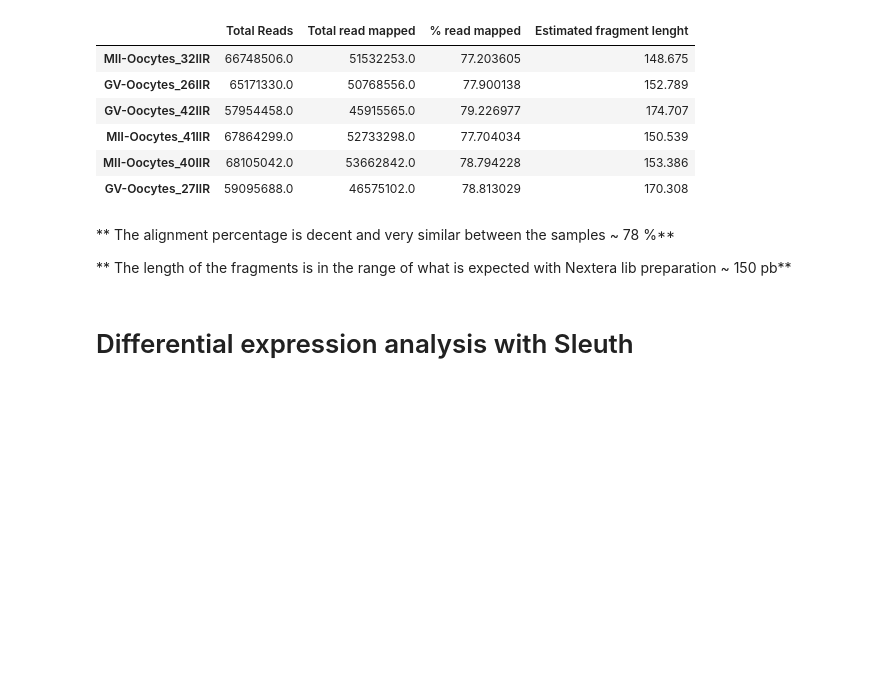
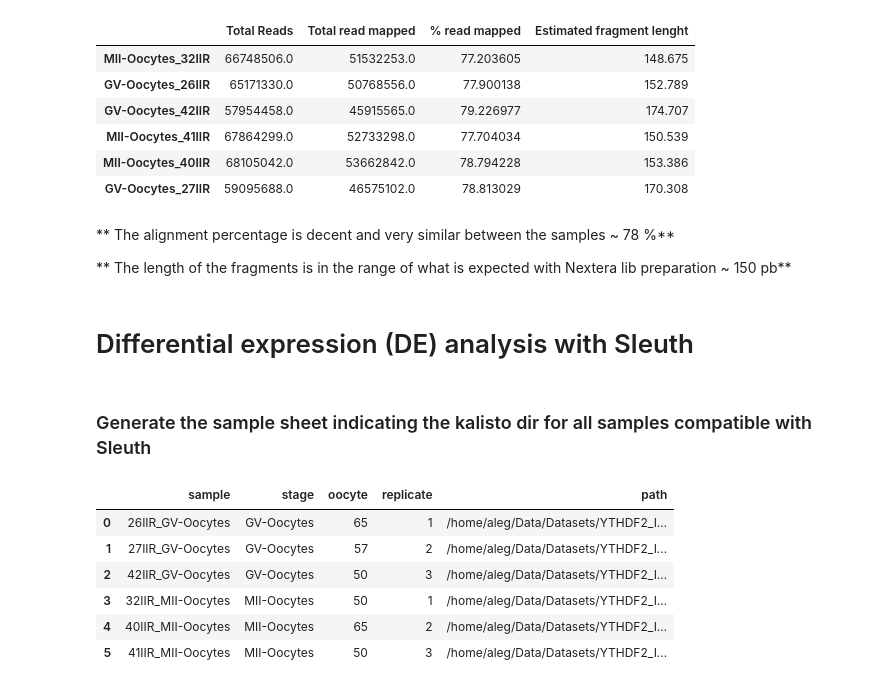
Before and after one commit to a-slide/iPython-Notebook, a Jupyter notebook: Notebooks/2016_13_09_YTHDF2_analysis.ipynb, the cells around one changed output. Cells and saved outputs as stored; diff of their text form; code cells hidden in the pictures; blank space fills up the shorter version.

```diff
--- a/Notebooks/2016_13_09_YTHDF2_analysis.ipynb
+++ b/Notebooks/2016_13_09_YTHDF2_analysis.ipynb
@@ -393,4 +393,30 @@ sample_df
 
 ** The length of the fragments is in the range of what is expected with Nextera lib preparation ~ 150 pb**
 # %% [markdown]
-# Differential expression analysis with Sleuth
+# Differential expression (DE) analysis with Sleuth
+# %% [markdown]
+### Generate the sample sheet indicating the kalisto dir for all samples compatible with Sleuth
+# %%
+# Define parameters
+sample_sheet = "./info/Sample_sheet.tsv"
+kalisto_sample_sheet = "./alignment/kalisto_sample_sheet.tsv"
+
+# read sample sheet
+df = pd.read_table(sample_sheet)
+
+with open (kalisto_sample_sheet, "w") as outfile:
+    outfile.write("sample\tstage\toocyte\treplicate\tpath\n")
+    for id, val in df.iterrows():
+        kalisto_path = os.path.abspath("./alignment/{}_{}/".format(val.stage, val.RNA_sample))
+        outfile.write("{0}_{1}\t{1}\t{2}\t{3}\t{4}\n".format(val.RNA_sample, val.stage ,val.oocyte, val.replicate ,kalisto_path))
+
+# test the file
+pd.read_table(kalisto_sample_sheet)
+# %% [output]
+|  | sample | stage | oocyte | replicate | path |
+| 0 | 26IIR_GV-Oocytes | GV-Oocytes | 65 | 1 | /home/aleg/Data/Datasets/YTHDF2_I... |
+| 1 | 27IIR_GV-Oocytes | GV-Oocytes | 57 | 2 | /home/aleg/Data/Datasets/YTHDF2_I... |
+| 2 | 42IIR_GV-Oocytes | GV-Oocytes | 50 | 3 | /home/aleg/Data/Datasets/YTHDF2_I... |
+| 3 | 32IIR_MII-Oocytes | MII-Oocytes | 50 | 1 | /home/aleg/Data/Datasets/YTHDF2_I... |
+| 4 | 40IIR_MII-Oocytes | MII-Oocytes | 65 | 2 | /home/aleg/Data/Datasets/YTHDF2_I... |
+| 5 | 41IIR_MII-Oocytes | MII-Oocytes | 50 | 3 | /home/aleg/Data/Datasets/YTHDF2_I... |
```
Also changed, not shown: parts of 16 cells of this notebook.
